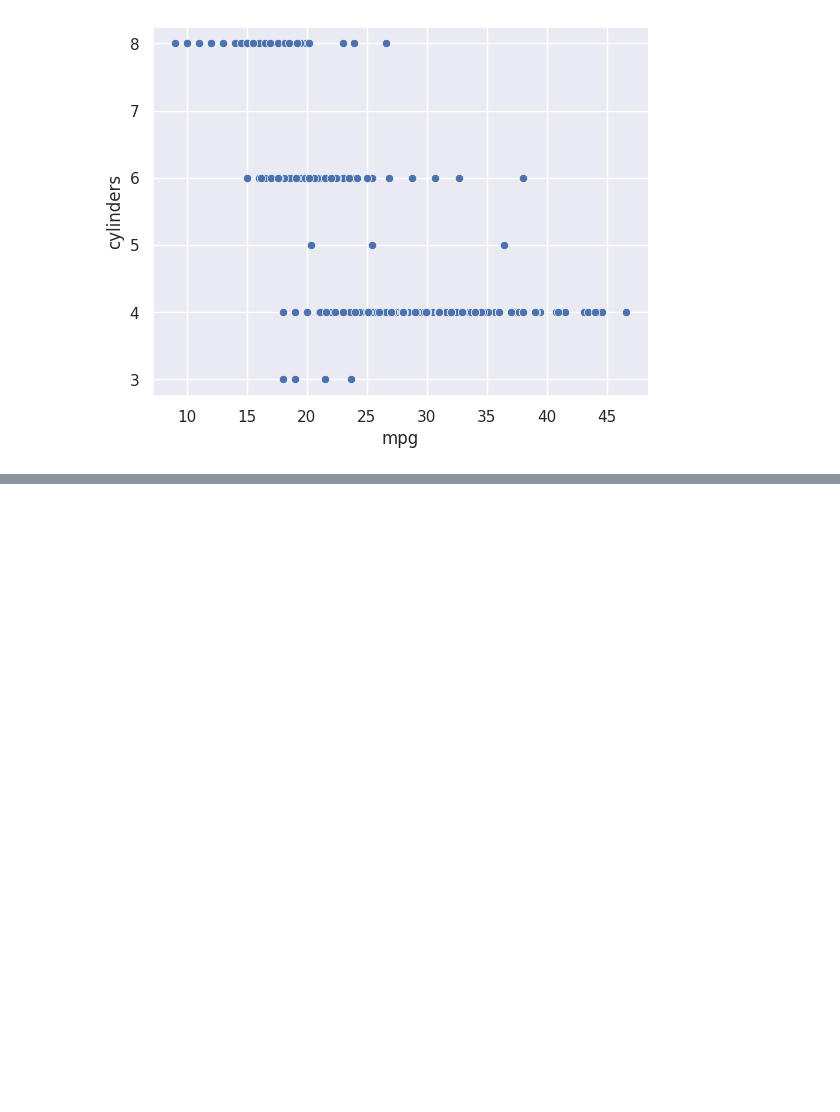
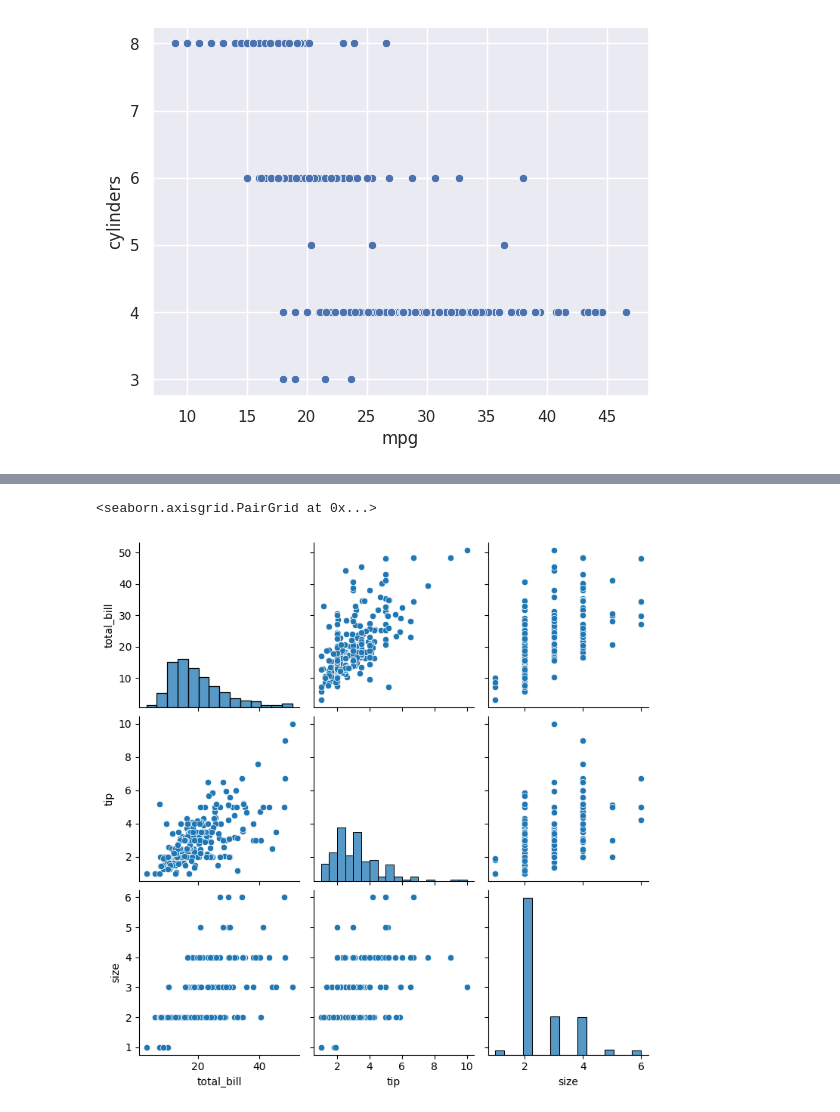
Before and after one commit to UoA-eResearch/ResBaz24Python, a Jupyter notebook: ResBaz_Intro_to_Python.ipynb, the cells around one changed output, grey strips where cells are left out. Saved outputs shown, nothing was run; the diff lists cells and outputs as text; code cells hidden in the pictures; blank space fills up the shorter version.

```diff
--- a/ResBaz_Intro_to_Python.ipynb
+++ b/ResBaz_Intro_to_Python.ipynb
@@ -86,0 +85,8 @@ import something
+# %%
+import seaborn as sns
+import pandas as pd
+import matplotlib.pyplot as plt
+
+
+# Read the Excel file and load it into a pandas dataframe
+tips = pd.read_excel("tips.xlsx", sheet_name="tips")
@@ -86,0 +106,5 @@ import something
+# %%
+sns.pairplot(tips)
+# %% [output]
+<seaborn.axisgrid.PairGrid at 0x...>
+[figure, added]
```
Also changed, not shown: parts of 4 cells of this notebook, 1 other file.
